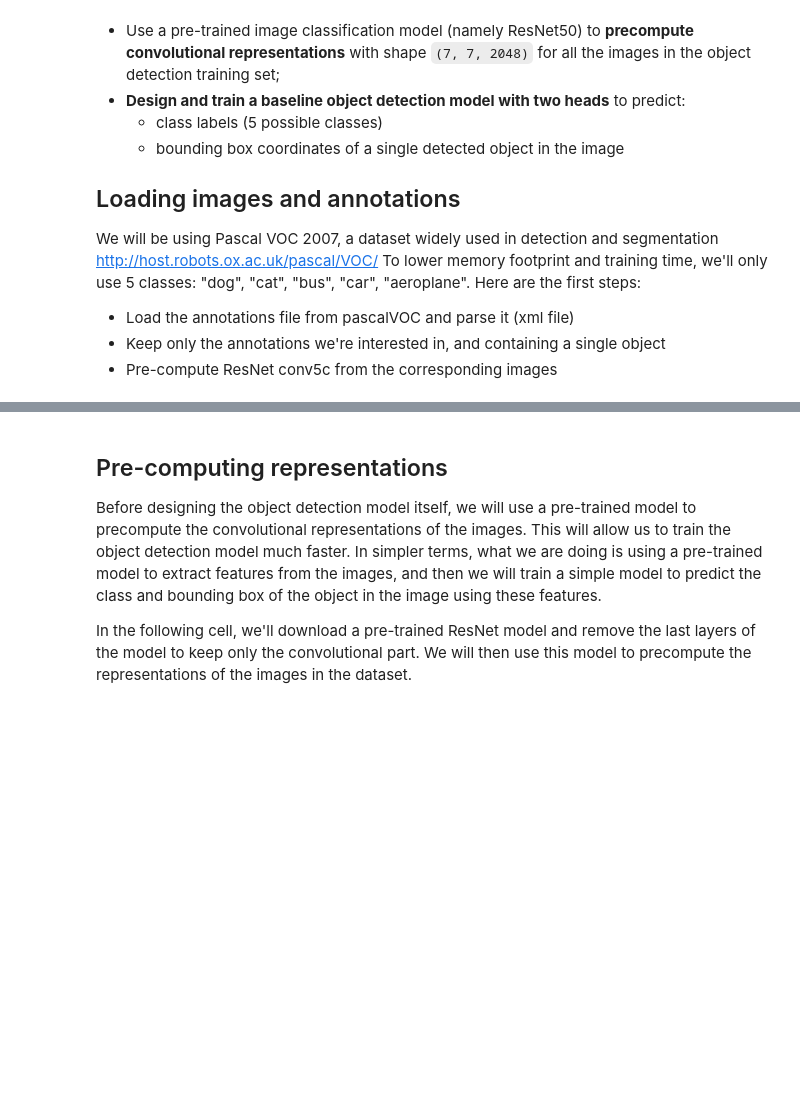
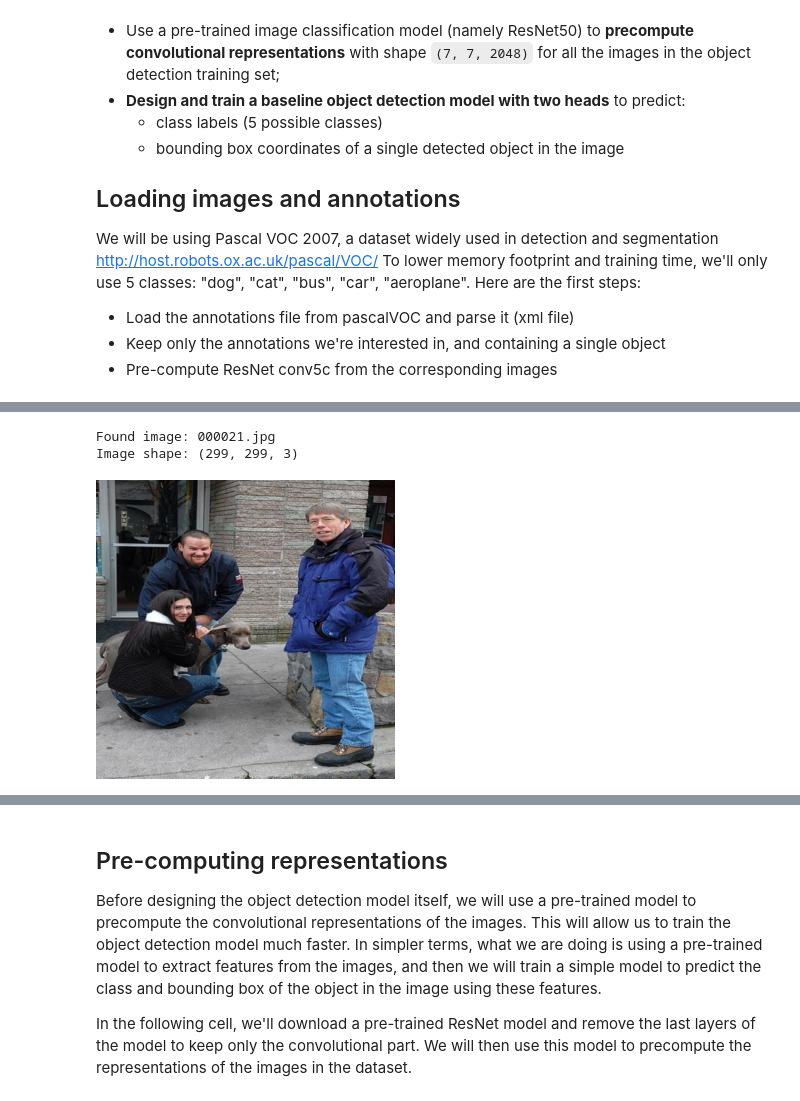
Before and after one commit to IvyGuevarra1/deep_learning, a Jupyter notebook: 01_materials/labs/lab_5.ipynb, the cells around one changed output, grey strips where cells are left out. Cells and saved outputs as stored; diff of their text form; code cells hidden in the pictures; blank space fills up the shorter version.

```diff
--- a/01_materials/labs/lab_5.ipynb
+++ b/01_materials/labs/lab_5.ipynb
@@ -121,8 +159,0 @@ print("Contents of annotation[0]:\n", annotations[0])
-# %%
-# Show the image corresponding to annotation[0]
-from skimage.io import imread
-from IPython.display import Image
-
-img = imread("VOCdevkit/VOC2007/JPEGImages/" + annotations[0]["filename"])
-print("Image shape:", img.shape)
-Image("VOCdevkit/VOC2007/JPEGImages/" + annotations[0]["filename"])
@@ -150,0 +160,27 @@ print(f'Class: {annotations[0]["class"]}')
+# %%
+import os
+from skimage.io import imread
+from IPython.display import Image, display
+
+# get first actual image filename from folder
+actual_images = sorted(os.listdir("images_resize"))
+first_real_image = actual_images[0] # Usually '000005.jpg'
+
+# update annotation to point to a file
+annotations[0]["filename"] = first_real_image
+
+# load it
+image_folder = "images_resize"
+full_path = os.path.join(image_folder, annotations[0]["filename"])
+
+if os.path.exists(full_path):
+    img = imread(full_path)
+    print(f"Found image: {annotations[0]['filename']}")
+    print("Image shape:", img.shape)
+    display(Image(filename=full_path))
+else:
+    print(f"Still can't find {full_path}. Double check the folder name!")
+# %% [output]
+Found image: 000021.jpg
+Image shape: (299, 299, 3)
+[figure, added]
```
Also changed, not shown: parts of 32 cells of this notebook.
